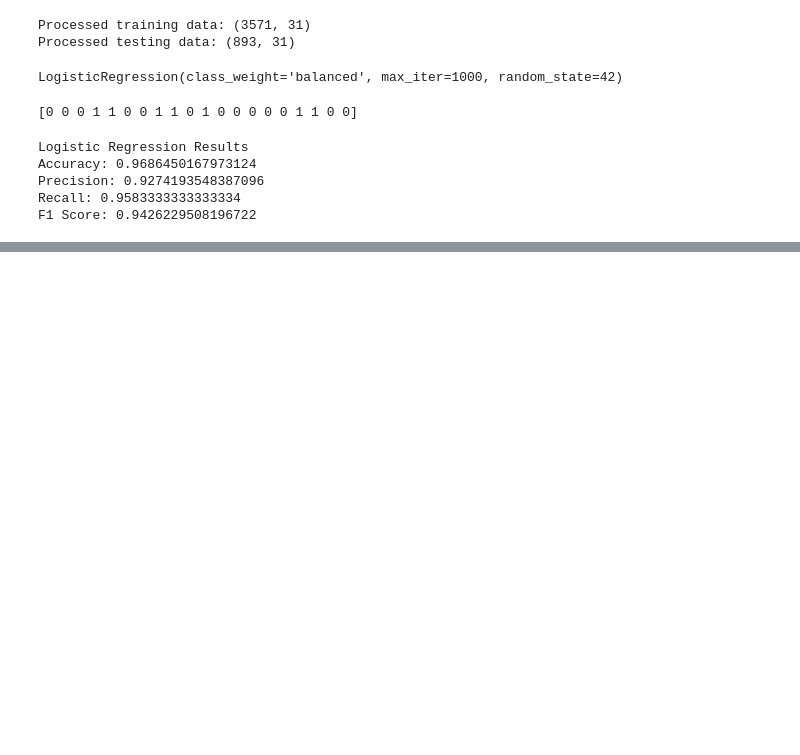
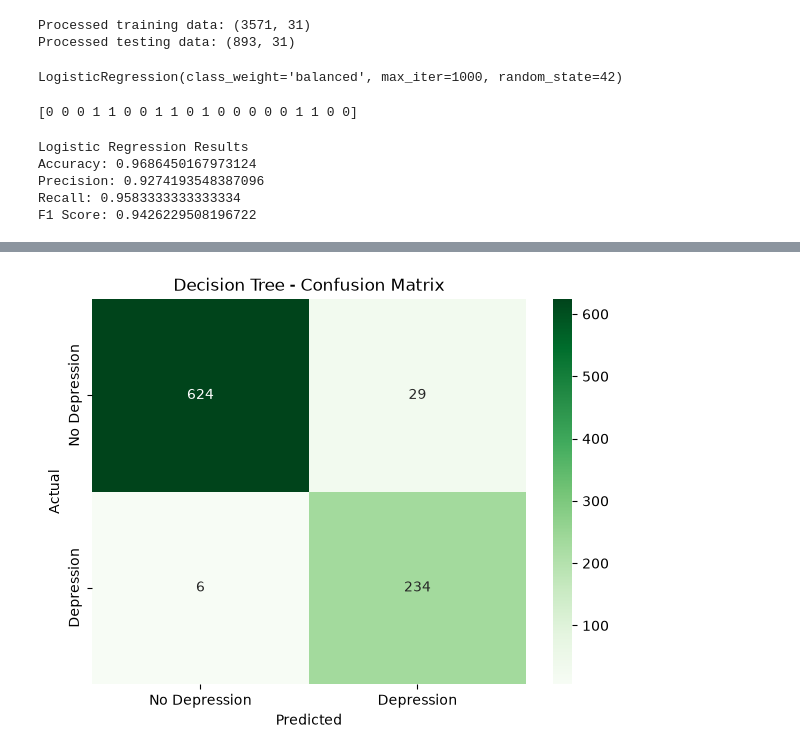
Before and after one commit to Zohra-tech/Student-Depression-Prediction, a Jupyter notebook: notebooks/Student_Depression_Analysis.ipynb, the cells around one changed output, grey strips where cells are left out. Saved outputs shown, nothing was run; the diff lists cells and outputs as text; code cells hidden in the pictures; blank space fills up the shorter version.

```diff
--- a/notebooks/Student_Depression_Analysis.ipynb
+++ b/notebooks/Student_Depression_Analysis.ipynb
@@ -343,0 +380,9 @@ F1 Score: 0.9426229508196722
+# %%
+from sklearn.tree import DecisionTreeClassifier
+decision_tree_model = DecisionTreeClassifier(
+    max_depth=5,
+    min_samples_split=10,
+    min_samples_leaf=5,
+    class_weight="balanced",
+    random_state=42
+)
@@ -343,0 +446,24 @@ F1 Score: 0.9426229508196722
+# %%
+cm_tree = confusion_matrix(
+    target_test,
+    decision_tree_predictions
+)
+
+plt.figure(figsize=(7, 5))
+
+sns.heatmap(
+    cm_tree,
+    annot=True,
+    fmt="d",
+    cmap="Greens",
+    xticklabels=["No Depression", "Depression"],
+    yticklabels=["No Depression", "Depression"]
+)
+
+plt.title("Decision Tree - Confusion Matrix")
+plt.xlabel("Predicted")
+plt.ylabel("Actual")
+
+plt.show()
+# %% [output]
+[figure, added]
```
Also changed, not shown: parts of 7 cells of this notebook, 1 other file.
